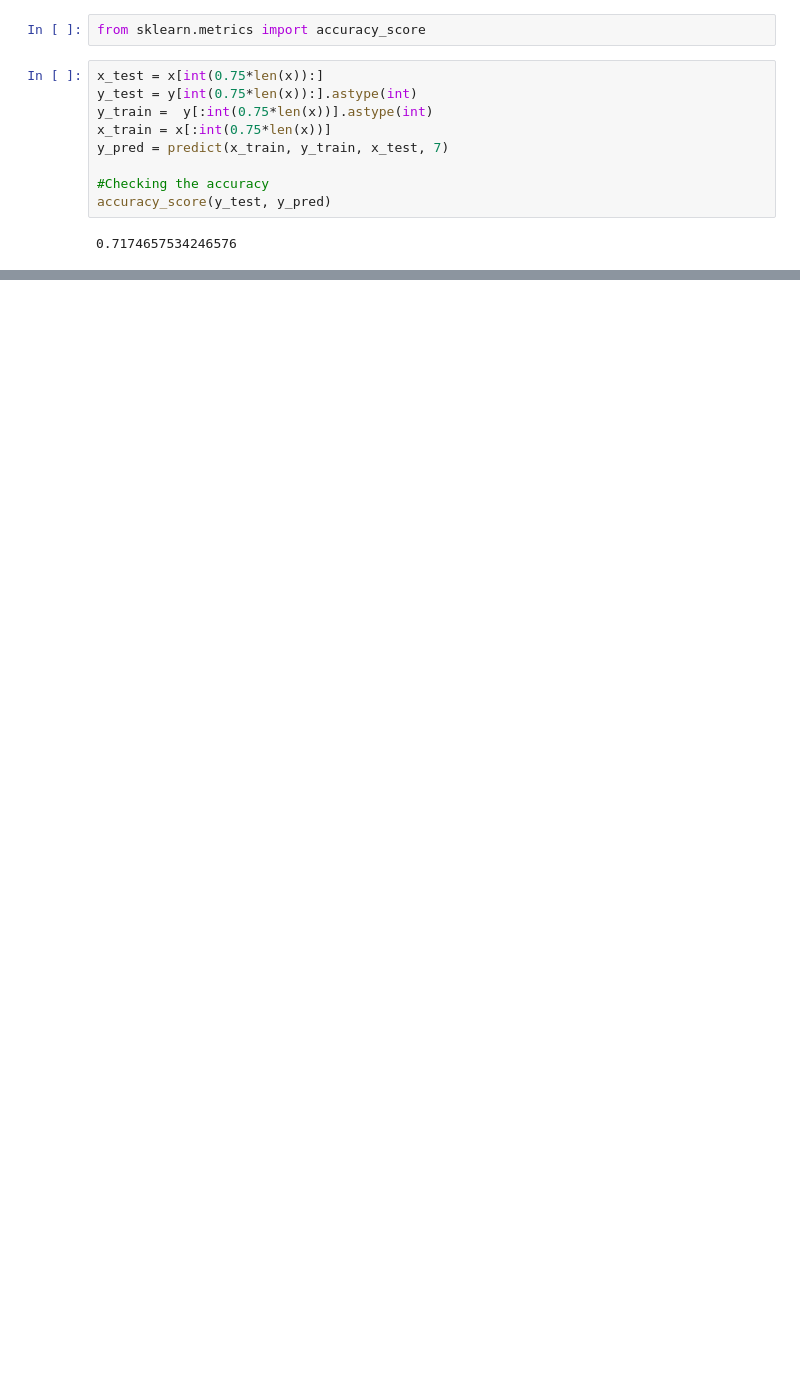
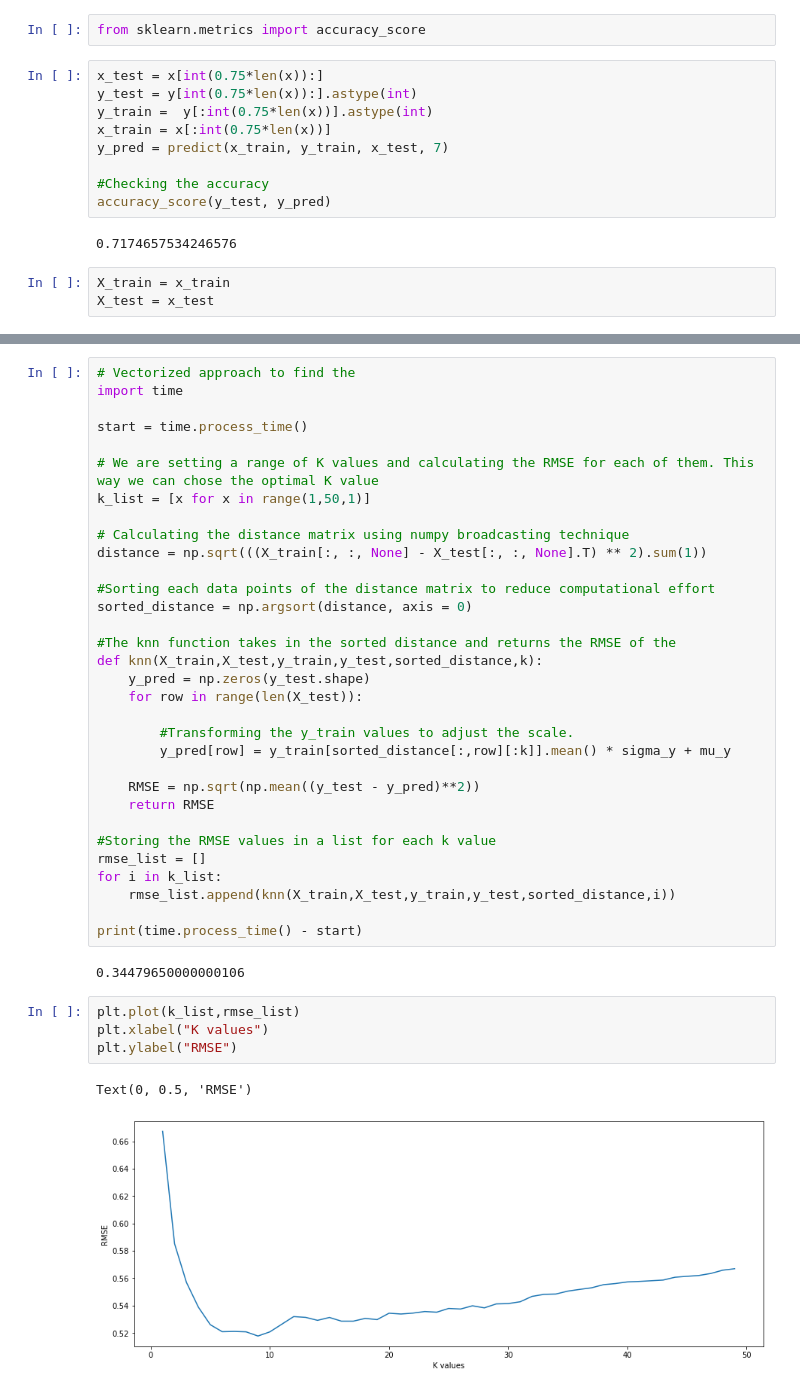
Before and after one commit to onrdmr/YapayZeka, a Jupyter notebook: YapayZekaProje/model.ipynb, the cells around one changed output, grey strips where cells are left out. Saved outputs shown, nothing was run; the diff lists cells and outputs as text; blank space fills up the shorter version.

```diff
--- a/YapayZekaProje/model.ipynb
+++ b/YapayZekaProje/model.ipynb
@@ -525,3 +516,6 @@ y_pred = predict(x_train, y_train, x_test, 7)
 accuracy_score(y_test, y_pred)
 # %% [output]
 0.7174657534246576
+# %%
+X_train = x_train
+X_test = x_test
@@ -527,0 +536,41 @@ accuracy_score(y_test, y_pred)
+# %%
+# Vectorized approach to find the
+import time
+
+start = time.process_time()
+
+# We are setting a range of K values and calculating the RMSE for each of them. This way we can chose the optimal K value
+k_list = [x for x in range(1,50,1)]
+
+# Calculating the distance matrix using numpy broadcasting technique
+distance = np.sqrt(((X_train[:, :, None] - X_test[:, :, None].T) ** 2).sum(1))
+
+#Sorting each data points of the distance matrix to reduce computational effort
+sorted_distance = np.argsort(distance, axis = 0)
+
+#The knn function takes in the sorted distance and returns the RMSE of the
+def knn(X_train,X_test,y_train,y_test,sorted_distance,k):
+    y_pred = np.zeros(y_test.shape)
+    for row in range(len(X_test)):
+
+        #Transforming the y_train values to adjust the scale.
+        y_pred[row] = y_train[sorted_distance[:,row][:k]].mean() * sigma_y + mu_y
+
+    RMSE = np.sqrt(np.mean((y_test - y_pred)**2))
+    return RMSE
+
+#Storing the RMSE values in a list for each k value
+rmse_list = []
+for i in k_list:
+    rmse_list.append(knn(X_train,X_test,y_train,y_test,sorted_distance,i))
+
+print(time.process_time() - start)
+# %% [output]
+0.34479650000000106
+# %%
+plt.plot(k_list,rmse_list)
+plt.xlabel("K values")
+plt.ylabel("RMSE")
+# %% [output]
+Text(0, 0.5, 'RMSE')
+[figure, added]
```
Also changed, not shown: parts of 5 cells of this notebook.
